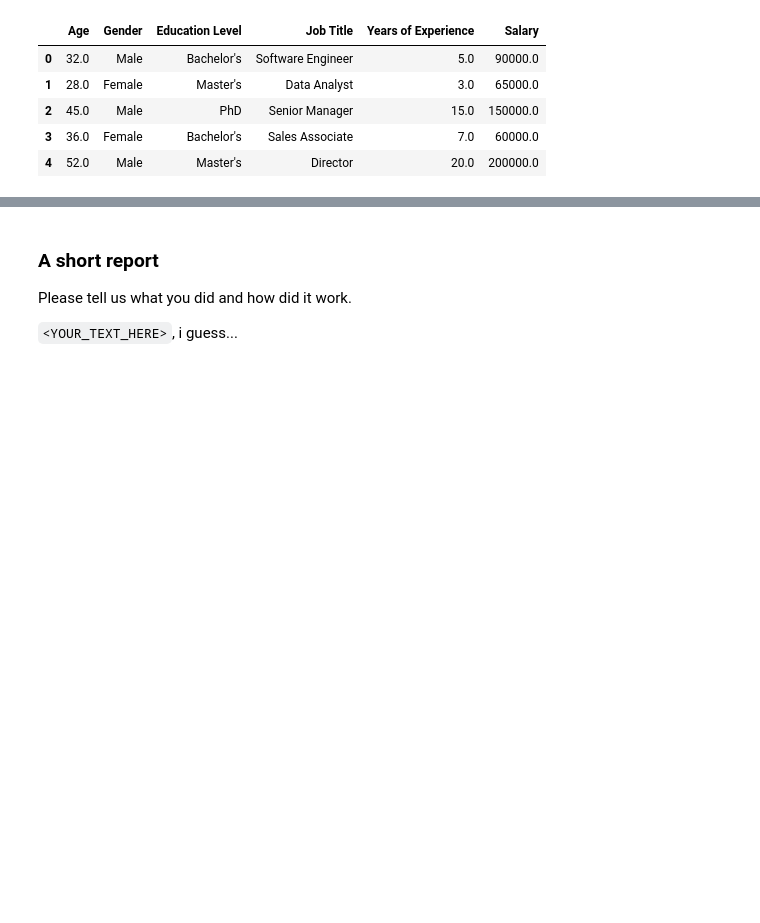
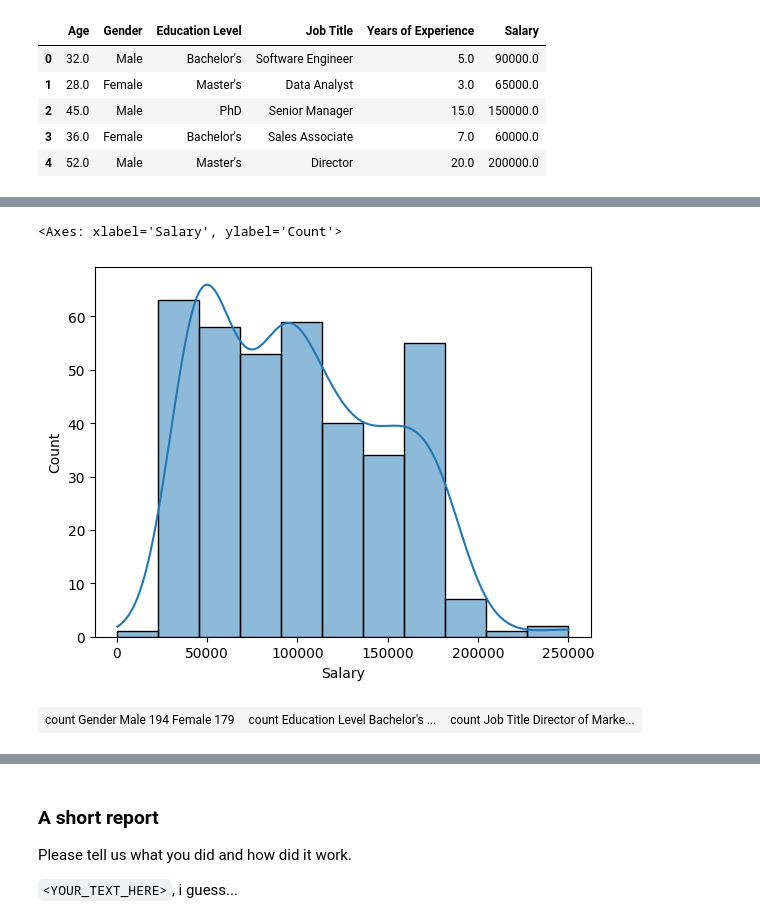
Before and after one commit to pgianinh50364/nlp_course, a Jupyter notebook: week02_classification/homework_part2.ipynb, the cells around one changed output, grey strips where cells are left out. Saved outputs shown, nothing was run; the diff lists cells and outputs as text; code cells hidden in the pictures; blank space fills up the shorter version.

```diff
--- a/week02_classification/homework_part2.ipynb
+++ b/week02_classification/homework_part2.ipynb
@@ -52,0 +97,7 @@ data.head()
+# %%
+filtered_data = data.dropna(axis=0)
+# %%
+sns.histplot(filtered_data['Salary'], kde=True)
+# %% [output]
+<Axes: xlabel='Salary', ylabel='Count'>
+[figure, added]
@@ -52,0 +112,11 @@ data.head()
+# %%
+cat_feats = filtered_data.select_dtypes(include='object').columns
+num_feats = filtered_data.select_dtypes(exclude='object').columns
+n_unique_df = {}
+n_unique_df = {
+    var:pd.DataFrame(filtered_data[var].value_counts())
+    for var in filtered_data[cat_feats]
+    }
+multi_table([n_unique_df[col] for col in cat_feats])
+# %% [output]
+| count Gender Male 194 Female 179 | count Education Level Bachelor's ... | count Job Title Director of Marke... |
```
Also changed, not shown: parts of 13 cells of this notebook.
